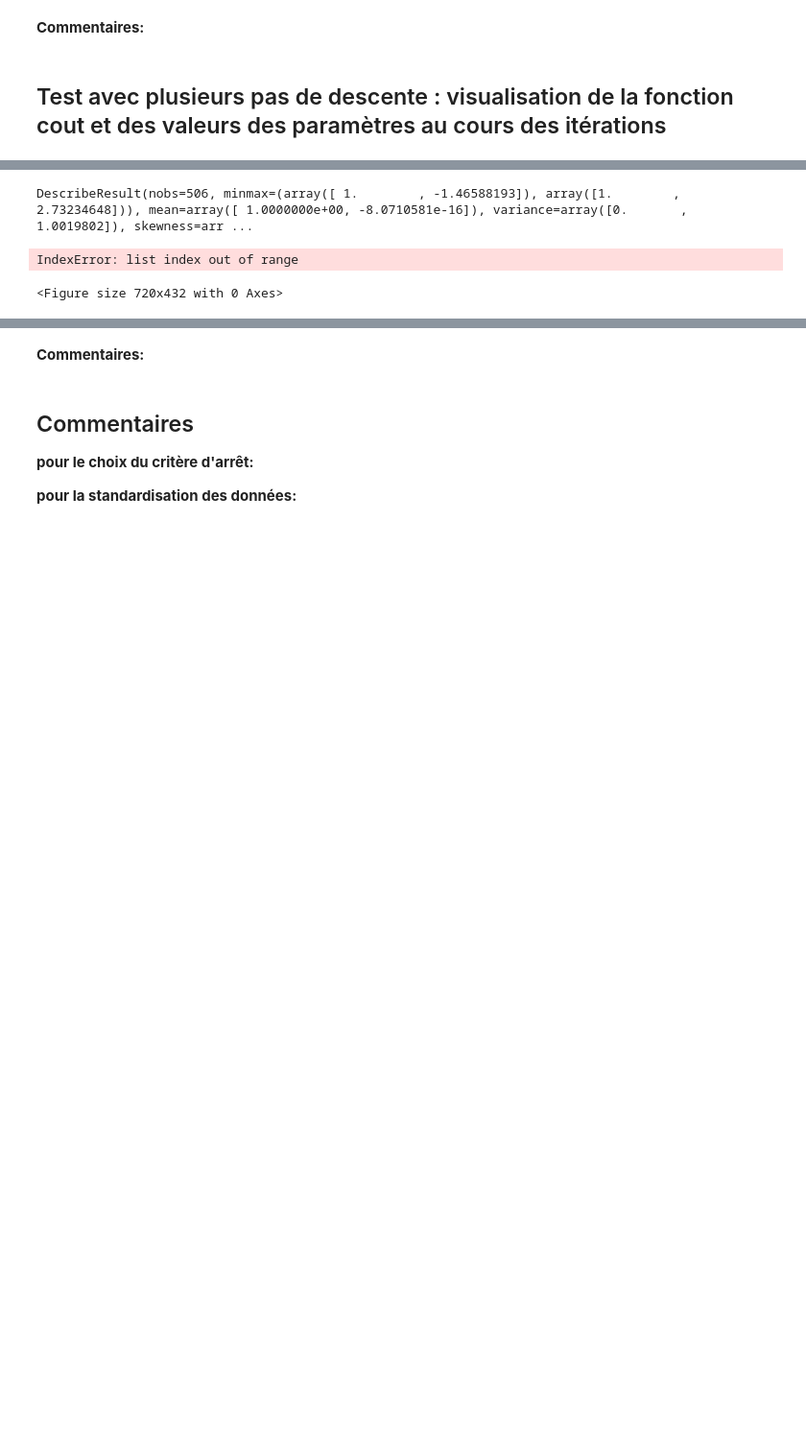
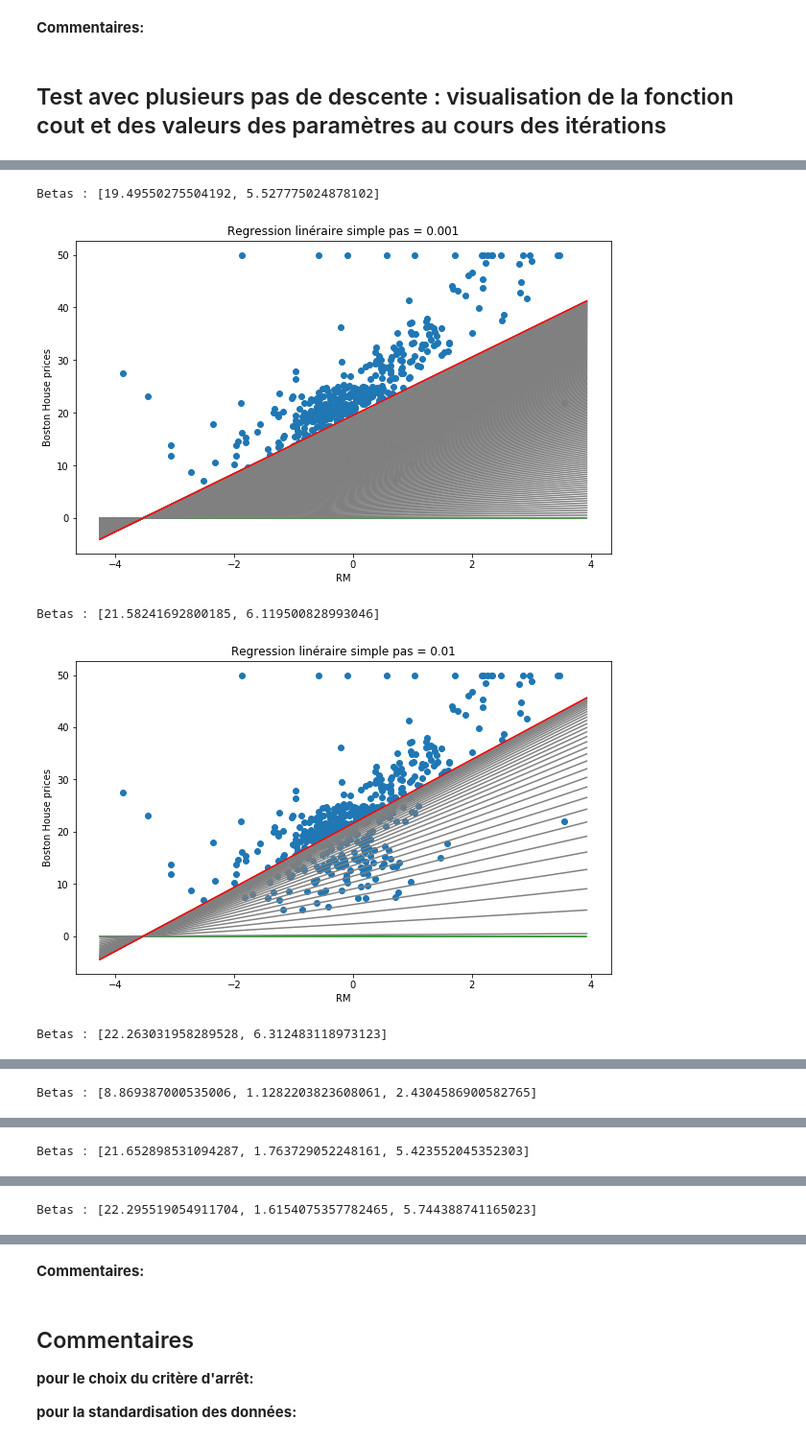
Before and after one commit to MrRedbloX/M1_INFO, a Jupyter notebook: INF2249_AlgorithmiqueDonnees/TP4/AlgoDescGrad.ipynb, the cells around one changed output, grey strips where cells are left out. Shown at 96% size. Saved outputs shown, nothing was run; the diff lists cells and outputs as text; code cells hidden in the pictures; blank space fills up the shorter version.

```diff
--- a/INF2249_AlgorithmiqueDonnees/TP4/AlgoDescGrad.ipynb
+++ b/INF2249_AlgorithmiqueDonnees/TP4/AlgoDescGrad.ipynb
@@ -348,21 +317,23 @@ DescribeResult(nobs=506, minmax=(array([1.   , 0.   , 0.385]), array([  1.   , 1
 # %%
 #-- Test 1  - reg simple
-b, c = grad_descent((0,0),x1,Y,0.001,10,1000)
-display(3,x1,Y,b,c)
-b, c = grad_descent((0,0),x1,Y,0.01,10,500)
-display(4,x1,Y,b,c)
-b, c = grad_descent((0,0),x1,Y,0.1,10,500)
-display(5,x1,Y,b,c)
+b, c = grad_descent((0,0),x1,Y,0.001,0.01,10000)
+display("Regression linéraire simple pas = 0.001",x1,Y,b)
+b, c = grad_descent((0,0),x1,Y,0.01,0.01,500)
+display("Regression linéraire simple pas = 0.01",x1,Y,b)
+b, c = grad_descent((0,0),x1,Y,0.1,0.01,500)
+display("Regression linéraire simple pas = 0.01",x1,Y,b)
 
 
 #-- Test 2 - reg multiple
-b, c = grad_descent((0,0,0),x2,Y,0.001,10,500)
-display3D(1,x2,Y,b,c)
-b, c = grad_descent((12,1,1),x2,Y,0.01,10,500)
-display3D(1,x2,Y,b,c)
-b, c = grad_descent((12,1,1),x2,Y,0.1,10,500)
-display3D(1,x2,Y,b,c)
+b, c = grad_descent((0,0,0),x2,Y,0.001,0.01,500)
+display3D("Regression linéraire multiple pas = 0.001",x2,Y,b)
+b, c = grad_descent((12,1,1),x2,Y,0.01,0.01,500)
+display3D("Regression linéraire multiple pas = 0.01",x2,Y,b)
+b, c = grad_descent((12,1,1),x2,Y,0.1,0.01,500)
+display3D("Regression linéraire multiple pas = 0.1",x2,Y,b)
 # %% [output]
-DescribeResult(nobs=506, minmax=(array([ 1.        , -1.46588193]), array([1.        , 2.73234648])), mean=array([ 1.0000000e+00, -8.0710581e-16]), variance=array([0.       , 1.0019802]), skewness=arr ...
+Betas : [19.49550275504192, 5.527775024878102]
+[figure, added]
-IndexError: list index out of range
+Betas : [21.58241692800185, 6.119500828993046]
+[figure, added]
-<Figure size 720x432 with 0 Axes>
+Betas : [22.263031958289528, 6.312483118973123]
@@ -368,0 +341 @@ IndexError: list index out of range
+Betas : [8.869387000535006, 1.1282203823608061, 2.4304586900582765]
@@ -368,0 +343 @@ IndexError: list index out of range
+Betas : [21.652898531094287, 1.763729052248161, 5.423552045352303]
@@ -368,0 +345 @@ IndexError: list index out of range
+Betas : [22.295519054911704, 1.6154075357782465, 5.744388741165023]
```
Also changed, not shown: parts of 9 cells of this notebook.
